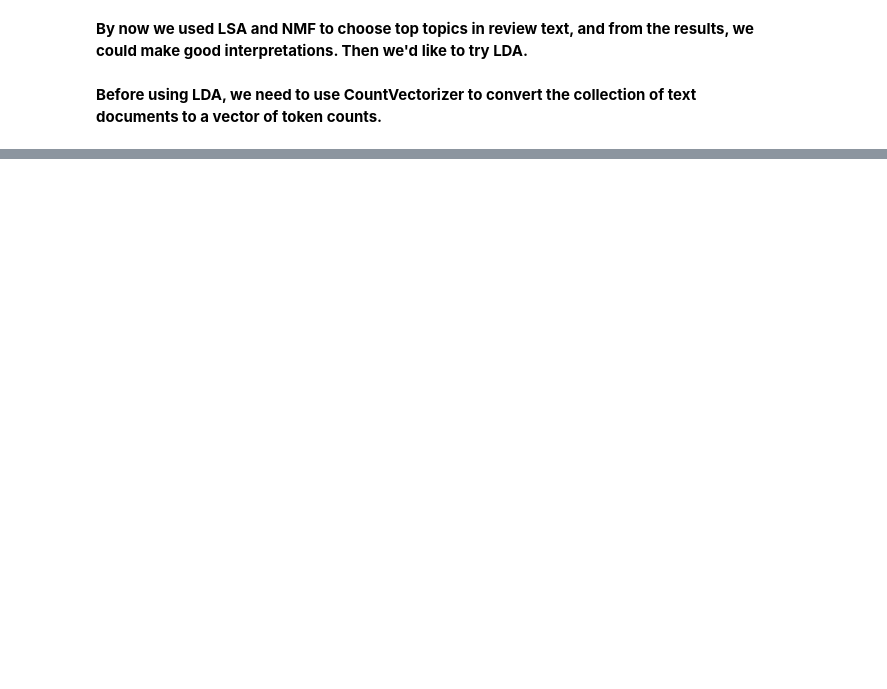
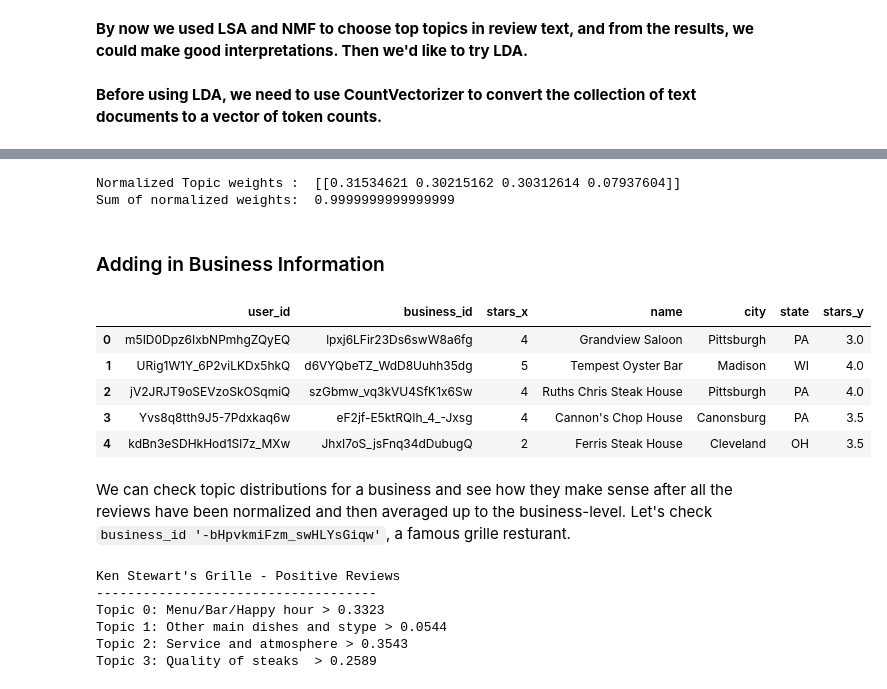
Before and after one commit to Jonquil-129/Yelp_review_analysis, a Jupyter notebook: part3_organized_topic_modeling.ipynb, the cells around one changed output, grey strips where cells are left out. Saved outputs shown, nothing was run; the diff lists cells and outputs as text; code cells hidden in the pictures; blank space fills up the shorter version.

```diff
--- a/part3_organized_topic_modeling.ipynb
+++ b/part3_organized_topic_modeling.ipynb
@@ -500,0 +585,7 @@ Top words for bad reviews
+# %%
+from sklearn.preprocessing import normalize
+print('Normalized Topic weights : ', normalize(W_pos[0].reshape(1,-1), norm='l1'))
+print('Sum of normalized weights: ', normalize(W_pos[0].reshape(1,-1), norm='l1').sum())
+# %% [output]
+Normalized Topic weights :  [[0.31534621 0.30215162 0.30312614 0.07937604]]
+Sum of normalized weights:  0.9999999999999999
@@ -500,0 +604,19 @@ Top words for bad reviews
+# %% [markdown]
+### Adding in Business Information <a name='s11'></a>
+# %%
+# we can read in business info from a saved CSV file
+# and add that to our last dataframe
+steak_df = pd.read_csv('review_steakhouse.csv')
+steak_df.drop(labels='Unnamed: 0', axis=1, inplace=True)
+steak_df=steak_df.drop(columns=['useful','text','address',"postal_code","attributes","categories"])
+# %%
+steakid=steak_df.groupby('business_id').apply(lambda x: x)
+steakid=steakid.drop_duplicates()
+steakid.head()
+# %% [output]
+|  | user_id | business_id | stars_x | name | city | state | stars_y |
+| 0 | m5ID0Dpz6IxbNPmhgZQyEQ | lpxj6LFir23Ds6swW8a6fg | 4 | Grandview Saloon | Pittsburgh | PA | 3.0 |
+| 1 | URig1W1Y_6P2viLKDx5hkQ | d6VYQbeTZ_WdD8Uuhh35dg | 5 | Tempest Oyster Bar | Madison | WI | 4.0 |
+| 2 | jV2JRJT9oSEVzoSkOSqmiQ | szGbmw_vq3kVU4SfK1x6Sw | 4 | Ruths Chris Steak House | Pittsburgh | PA | 4.0 |
+| 3 | Yvs8q8tth9J5-7Pdxkaq6w | eF2jf-E5ktRQIh_4_-Jxsg | 4 | Cannon's Chop House | Canonsburg | PA | 3.5 |
+| 4 | kdBn3eSDHkHod1Sl7z_MXw | JhxI7oS_jsFnq34dDubugQ | 2 | Ferris Steak House | Cleveland | OH | 3.5 |
@@ -500,0 +634,15 @@ Top words for bad reviews
+# %% [markdown]
+We can check topic distributions for a business and see how they make sense after all the reviews have been normalized and then averaged up to the business-level. Let's check `business_id '-bHpvkmiFzm_swHLYsGiqw'`, a famous grille resturant.
+# %%
+scores = df_pos_bsns[df_pos_bsns.business_id == '-bHpvkmiFzm_swHLYsGiqw'].iloc[:,-4:].values
+print(steakid[steakid.business_id == '-bHpvkmiFzm_swHLYsGiqw']['name'].values[0] + ' - Positive Reviews')
+print('-'*36)
+for n in pos_topics:
+    print('Topic {}: {:18} > {:.4f}'.format(n, pos_topics[n], scores[0][n]))
+# %% [output]
+Ken Stewart's Grille - Positive Reviews
+------------------------------------
+Topic 0: Menu/Bar/Happy hour > 0.3323
+Topic 1: Other main dishes and stype > 0.0544
+Topic 2: Service and atmosphere > 0.3543
+Topic 3: Quality of steaks  > 0.2589
```
Also changed, not shown: parts of 41 cells of this notebook.
